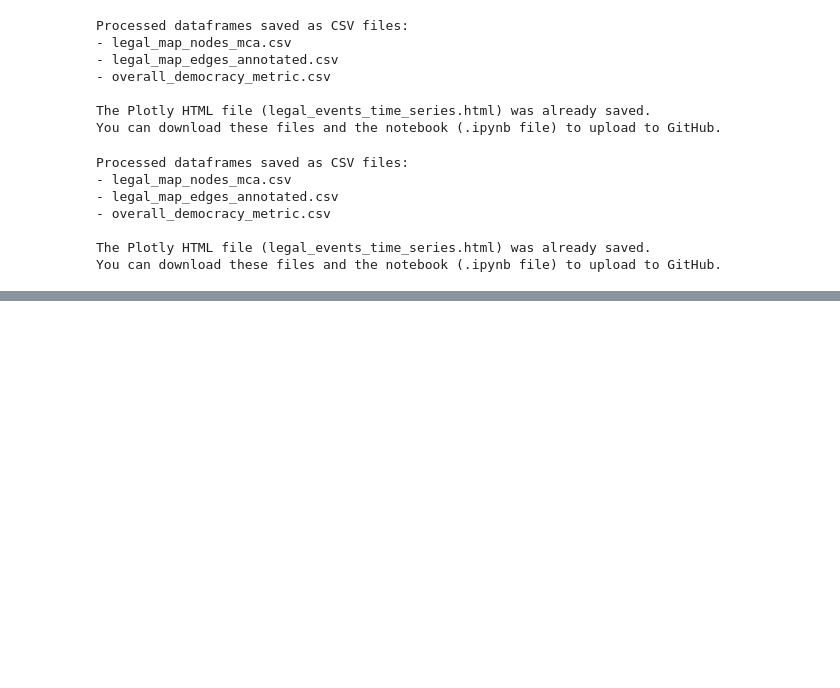
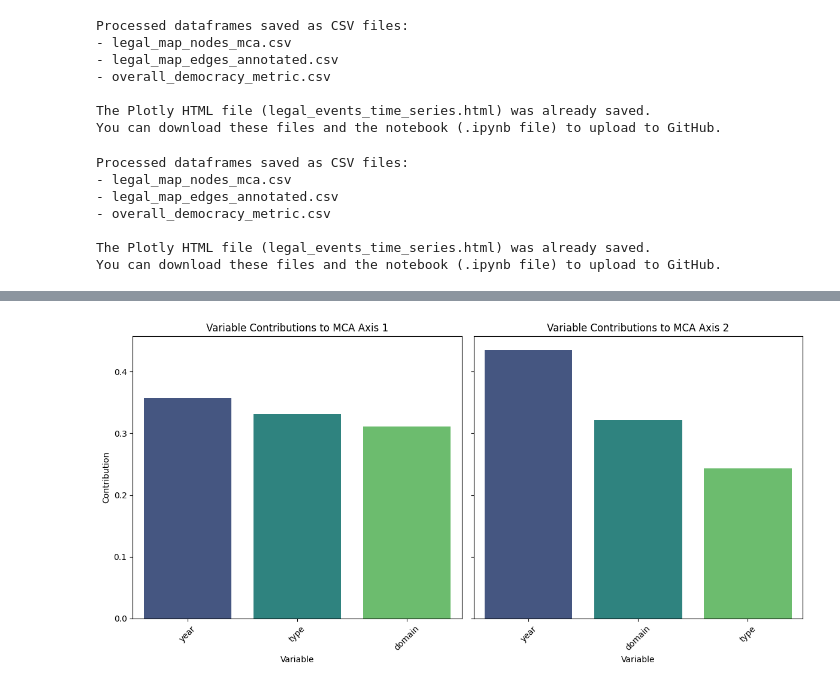
Before and after one commit to mfadri421/DemocracyMonitor, a Jupyter notebook: legal_MCA_map.ipynb, the cells around one changed output, grey strips where cells are left out. Cells and saved outputs as stored; diff of their text form; code cells hidden in the pictures; blank space fills up the shorter version.

```diff
--- a/legal_MCA_map.ipynb
+++ b/legal_MCA_map.ipynb
@@ -1489,0 +1878,83 @@ You can download these files and the notebook (.ipynb file) to upload to GitHub.
+# %%
+import matplotlib.pyplot as plt
+import pandas as pd
+import seaborn as sns
+
+# Ensure MCA_fit object exists from previous steps
+if 'MCA_fit' in globals():
+    try:
+        # Get the variable contributions to the principal components
+        # The .eigenvalues_ method gives eigenvalues, .expl_var_ gives explained variance ratio
+        # .column_contributions_ gives contributions of categories.
+        # To get variable contributions, we can sum the contributions of the categories belonging to each variable.
+
+        col_contrib = MCA_fit.column_contributions_
+
+        # Create a dictionary to store contributions summed by original variable
+        variable_contributions = {'Axis 1': {}, 'Axis 2': {}}
+
+        # Iterate through column contributions and sum them by original variable
+        # Assuming column names are in the format 'variable_category'
+        for col in col_contrib.index:
+            if '_' in col:
+                variable, category = col.split('_', 1)
+                if variable in ['year', 'type', 'domain']: # Only consider our original variables
+                     if variable not in variable_contributions['Axis 1']:
+                         variable_contributions['Axis 1'][variable] = 0
+                         variable_contributions['Axis 2'][variable] = 0
+
+                     variable_contributions['Axis 1'][variable] += col_contrib.loc[col, 0] # Add contribution to Axis 1
+                     variable_contributions['Axis 2'][variable] += col_contrib.loc[col, 1] # Add contribution to Axis 2
+            else:
+                 # Handle cases with no underscore if necessary, e.g., if year categories are just numbers
+                 if col.isdigit() and 'year' in variable_contributions['Axis 1']:
+                     variable_contributions['Axis 1']['year'] += col_contrib.loc[col, 0]
+                     variable_contributions['Axis 2']['year'] += col_contrib.loc[col, 1]
+                 # Add checks for type and domain if their categories don't have underscores
+                 elif col in df_nodes['type'].unique() and 'type' in variable_contributions['Axis 1']:
+                      variable_contributions['Axis 1']['type'] += col_contrib.loc[col, 0]
+                      variable_contributions['Axis 2']['type'] += col_contrib.loc[col, 1]
+                 elif col in df_nodes['domain'].unique() and 'domain' in variable_contributions['Axis 1']:
+                      variable_contributions['Axis 1']['domain'] += col_contrib.loc[col, 0]
+                      variable_contributions['Axis 2']['domain'] += col_contrib.loc[col, 1]
+
+
+        # Convert the dictionary to a pandas DataFrame for easier plotting
+        df_variable_contributions = pd.DataFrame(variable_contributions)
+
+        # Sort by contribution to Axis 1 for plotting
+        df_variable_contributions_sorted = df_variable_contributions.sort_values('Axis 1', ascending=False)
+
+        # Plotting
+        fig, axes = plt.subplots(1, 2, figsize=(12, 6), sharey=True) # Create subplots for each axis
+
+        sns.barplot(x=df_variable_contributions_sorted.index, y='Axis 1', data=df_variable_contributions_sorted, ax=axes[0], palette='viridis')
+        axes[0].set_title('Variable Contributions to MCA Axis 1')
+        axes[0].set_ylabel('Contribution')
+        axes[0].set_xlabel('Variable')
+        axes[0].tick_params(axis='x', rotation=45)
+
+        # Sort by contribution to Axis 2 for plotting
+        df_variable_contributions_sorted_axis2 = df_variable_contributions.sort_values('Axis 2', ascending=False)
+
+        sns.barplot(x=df_variable_contributions_sorted_axis2.index, y='Axis 2', data=df_variable_contributions_sorted_axis2, ax=axes[1], palette='viridis')
+        axes[1].set_title('Variable Contributions to MCA Axis 2')
+        axes[1].set_ylabel('Contribution')
+        axes[1].set_xlabel('Variable')
+        axes[1].tick_params(axis='x', rotation=45)
+
+
+        plt.tight_layout()
+
+        # Save the figure as a PNG file
+        plt.savefig("mca_variable_contributions.png", bbox_inches='tight')
+
+        plt.show()
+
+        print("MCA variable contributions plot generated and saved as mca_variable_contributions.png")
+
+    except AttributeError:
+        print("MCA_fit object not found or does not have column_contributions_ attribute.")
+else:
+    print("MCA analysis (MCA_fit) has not been performed.")
+# %% [output]
@@ -1489,0 +1968 @@ You can download these files and the notebook (.ipynb file) to upload to GitHub.
+[figure, added]
```
Also changed, not shown: parts of 17 cells of this notebook.
